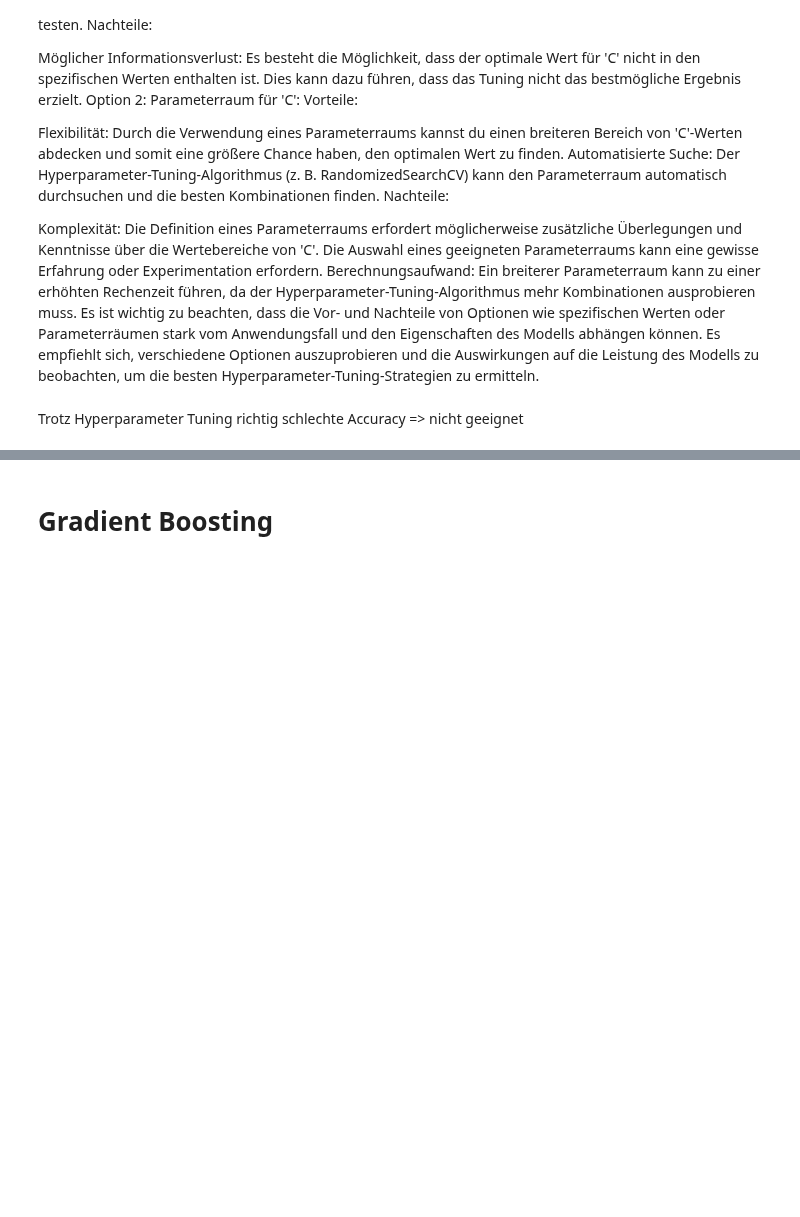
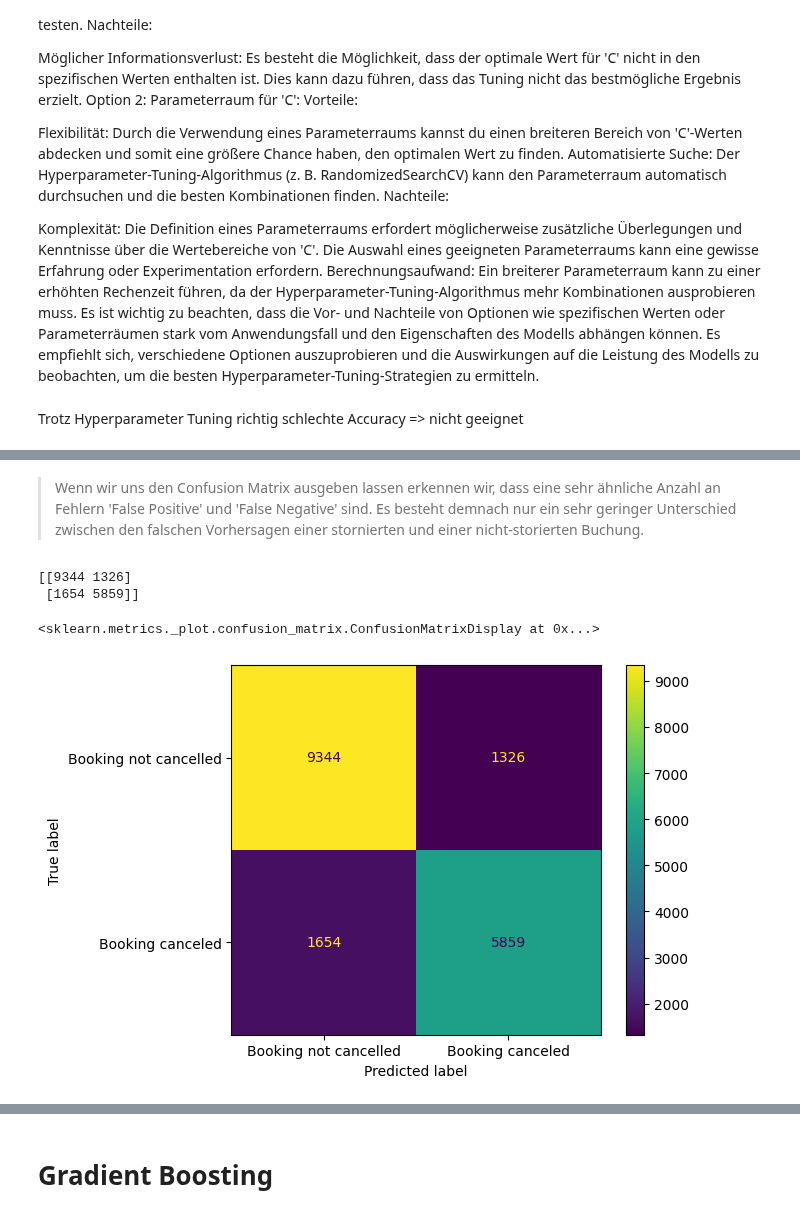
Before and after one commit to hochschule-pforzheim/project-st23-team-f23, a Jupyter notebook: 2_Classification.ipynb, the cells around one changed output, grey strips where cells are left out. Saved outputs shown, nothing was run; the diff lists cells and outputs as text; code cells hidden in the pictures; blank space fills up the shorter version.

```diff
--- a/2_Classification.ipynb
+++ b/2_Classification.ipynb
@@ -550,0 +717,6 @@ evaluate(ht_svc, X_test_scaled, y_test_scaled)
+# %%
+from sklearn.model_selection import GridSearchCV
+
+ht = GridSearchCV(tree, param_grid, n_jobs=2)
+# %%
+ht.fit(X_train_scaled, y_train_scaled)
@@ -550,0 +751,11 @@ evaluate(ht_svc, X_test_scaled, y_test_scaled)
+# %%
+tree = DecisionTreeClassifier(
+    splitter='best',
+    random_state=42,
+    min_samples_split=7,
+    min_samples_leaf=4,
+    max_features=None,
+    max_depth=None,
+    criterion='entropy')
+# %%
+tree.fit(X_train_scaled, y_train_scaled)
@@ -550,0 +778,14 @@ evaluate(ht_svc, X_test_scaled, y_test_scaled)
+# %% [markdown]
+> Wenn wir uns den Confusion Matrix ausgeben lassen erkennen wir, dass eine sehr ähnliche Anzahl an Fehlern 'False Positive' und 'False Negative' sind. Es besteht demnach nur ein sehr geringer Unterschied zwischen den falschen Vorhersagen einer stornierten und einer nicht-storierten Buchung.
+# %%
+# printing the confusion matrix
+print(confusion_matrix(y_test_scaled, y_pred))
+# %% [output]
+[[9344 1326]
+ [1654 5859]]
+# %%
+ConfusionMatrixDisplay.from_estimator(
+    tree, X_test_scaled, y_test_scaled, labels=[0, 1], display_labels=['Booking not cancelled', 'Booking canceled'])
+# %% [output]
+<sklearn.metrics._plot.confusion_matrix.ConfusionMatrixDisplay at 0x...>
+[figure, added]
```
Also changed, not shown: parts of 80 cells of this notebook.
